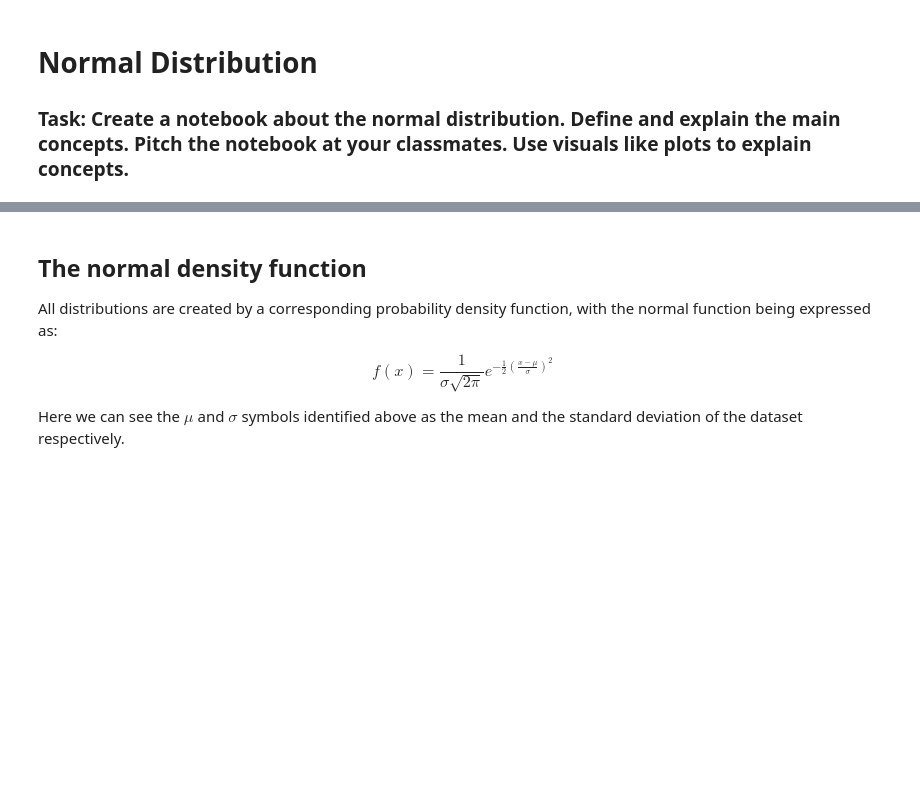
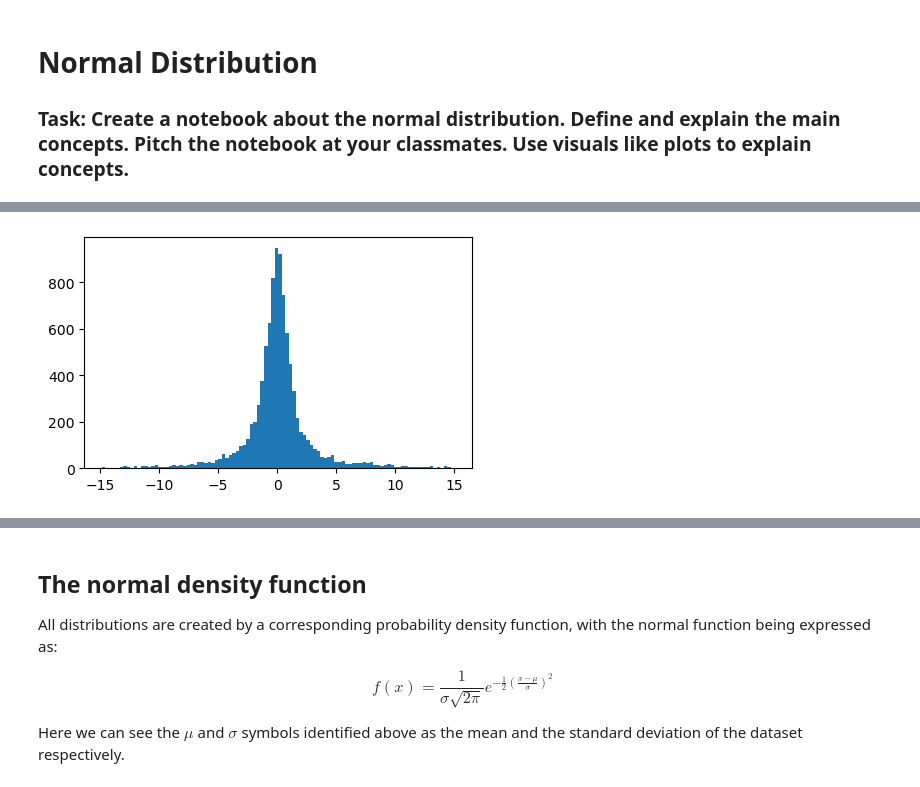
Before and after one commit to kiehozero/atu-fundda2022, a Jupyter notebook: practicals/00-normal-distribution.ipynb, the cells around one changed output, grey strips where cells are left out. Saved outputs shown, nothing was run; the diff lists cells and outputs as text; code cells hidden in the pictures; blank space fills up the shorter version.

```diff
--- a/practicals/00-normal-distribution.ipynb
+++ b/practicals/00-normal-distribution.ipynb
@@ -112,0 +75,13 @@ plt.show();
+# %%
+# a dataset distributed using Cauchy distribution, with no addition parameters required beyond size
+cau = np.random.standard_cauchy(size=10000)
+
+# step taken from the NumPy documentation on Cauchy, link in README
+cau = cau[(cau>-15) & (cau<15)]
+
+# plot the dataset, and segment all datapoints into 100 bins
+plt.hist(cau, bins=100)
+
+plt.show();
+# %% [output]
+[figure, added]
```
Also changed, not shown: parts of 15 cells of this notebook, 1 other file.
